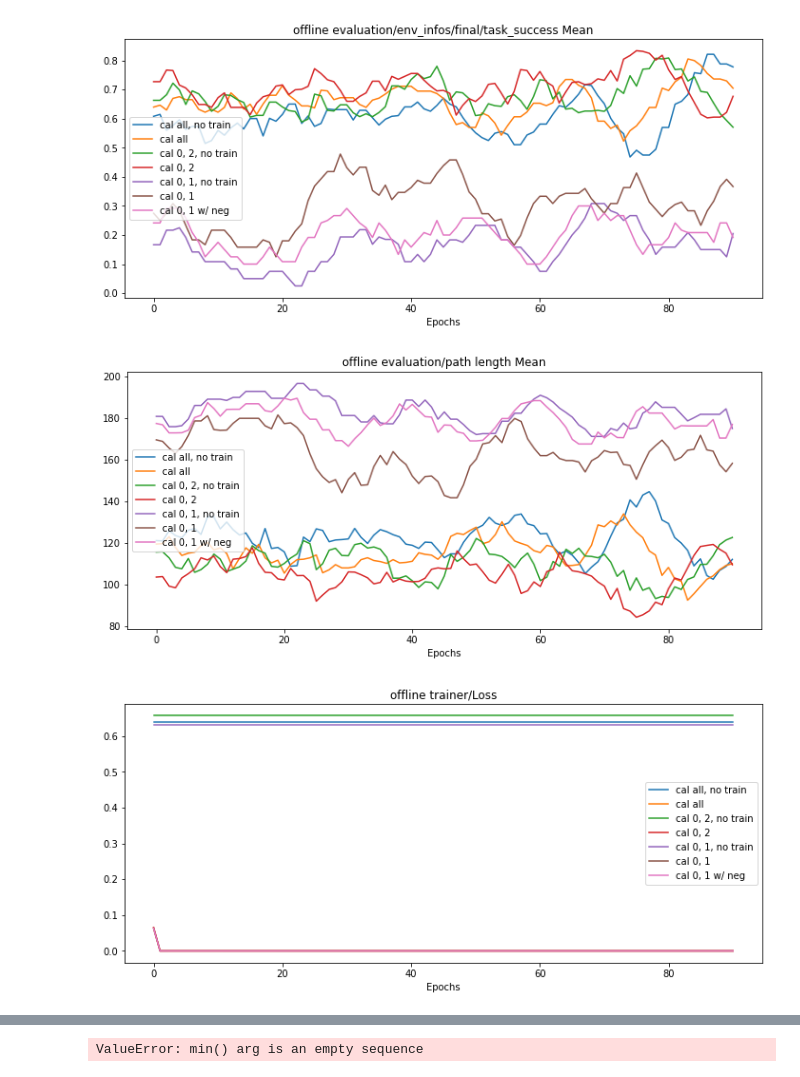
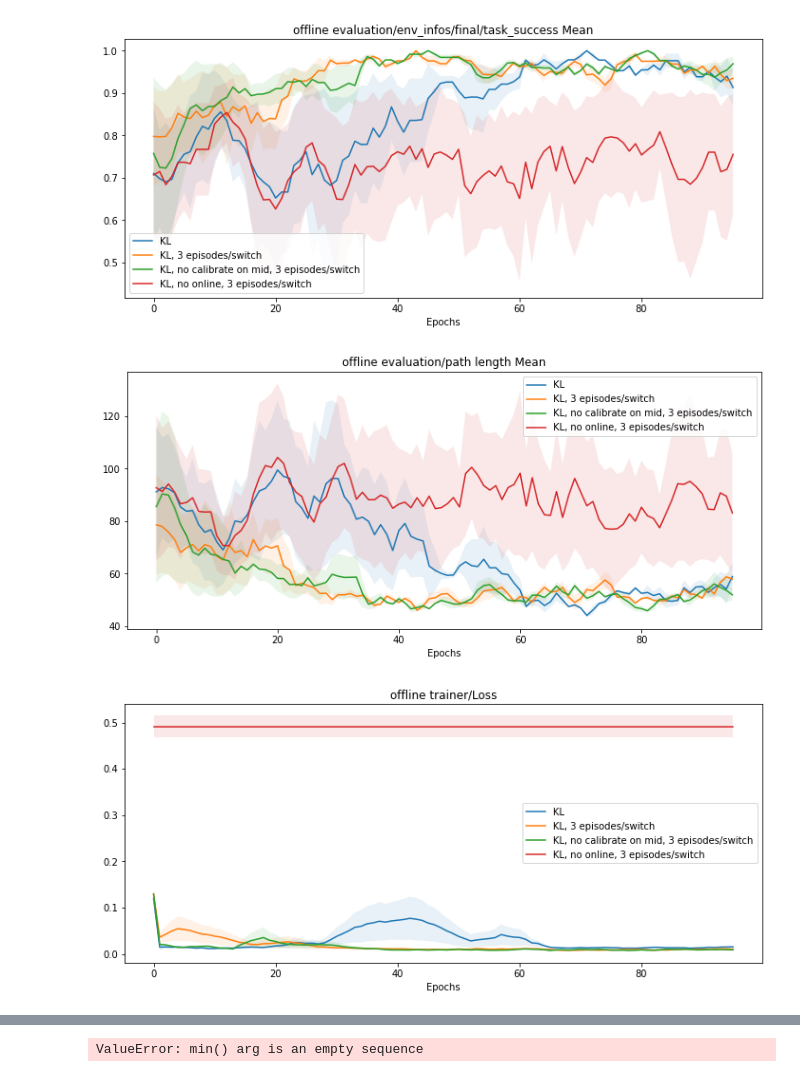
Before and after one commit to 00schen/CursorControl, a Jupyter notebook: image/plots.ipynb, the cells around one changed output, grey strips where cells are left out. Cells and saved outputs as stored; diff of their text form; code cells hidden in the pictures.

```diff
--- a/image/plots.ipynb
+++ b/image/plots.ipynb
@@ -83,7 +83,7 @@ metrics = ['evaluation/env_infos/final/task_success Mean',
    'evaluation/path length Mean', 'trainer/Loss', 'exploration/env_infos/final/task_success Mean'
   ]
 # %%
-tests = ['a-test']
+tests = ['a-test', 'pretrain']
 
 paths = sum([[(os.path.join(path,run),test) for run in os.listdir(path)]
              for path,test in [(os.path.join(os.path.abspath(''),'logs',test,),test) for test in tests]],[])
@@ -126,8 +126,17 @@ i10 = [10], 'Pretrain no encoder'
 i11 = [11], 'Fine-tuning no encoder'
 i12 = [12], 'Fine-tuning w/ encoder'
 
-index_sets = [i9, i10, i12, i11, i5]
-window = 10
+i13 = [13], 'Pretrain w/ state conditioned encoder'
+i14 = [14], 'i13 continue'
+i15 = [15], 'Pretrain w/ constant encoder'
+i16 = [16], 'Pretrain w/ constant encoder 2x'
+i17 = [17], 'Pretrain w/ constant encoder ln 2 offset'
+i18 = [18], 'i16 continue'
+i19 = [19], 'Pretrain w/ constant encoder -2'
+i20 = [20], 'i17 continue'
+
+index_sets = [i20]#[i10, i15, i18, i19, i20]
+window = 2
 plot(dfs)
 # %% [output]
 ValueError: min() arg is an empty sequence
@@ -137,29 +146,62 @@ ValueError: min() arg is an empty sequence
 # %%
 tests = ['calibrate']
 
 paths = sum([[(os.path.join(path,run),test) for run in os.listdir(path)]
              for path,test in [(os.path.join(os.path.abspath(''),'logs',test,),test) for test in tests]],[])
 
 paths = sorted(paths, key=lambda x: x[0])
 
 dfs = Reader().read(paths, name='progress.csv')
 for df in dfs:
     df.columns = df.columns.get_level_values(0)
 
 # dense pretrain no encoder w/o neg
 i0 = [0], 'cal all, no train'
 i1 = [1], 'cal all'
 i2 = [2], 'cal 0, 2, no train'
 i3 = [3], 'cal 0, 2'
 i4 = [4], 'cal 0, 1, no train'
 i5 = [5], 'cal 0, 1'
 i6 = [6], 'cal 0, 1 w/ neg'
 
+# per step
+i7 = [7], 'cal all, encoder kl'
+i8 = [8], 'cal all'
 
-index_sets = [i0, i1, i2, i3, i4, i5, i6]
-window = 10
+# dense pretrain encoder relabel 1 traj per
+i9 = [9], 'cal all, encoder'
+
+# dense pretrain encoder relabel 3 traj per
+i10 = [10, 14, 15], 'KL regression'#'cal all, encoder kl'
+i11 = [11, 12, 13], 'Latent regression'#'cal all, encoder'
+
+# dense pretrain encoder relabel
+# 3 traj per offset
+i12 = [16, 17, 18], 'Latent, 3 episodes/switch'
+i13 = [19, 20, 21], 'KL, 3 episodes/switch'
+
+i14 = [22, 23, 24], 'KL, no calibrate on mid, 3 episodes/switch'
+i15 = [25, 26], 'Latent, no calibrate on mid, 3 episodes/switch'
+
+i22 = [39, 40], 'KL, no online, 3 episodes/switch'
+
+
+# dense pretrain encoder relabel
+# 1 traj per offset
+i16 = [27, 28], 'KL'
+i17 = [29, 30], 'Latent'
+
+i18 = [31, 32], 'KL, no calibrate on mid, no online'
+i19 = [33, 34], 'Latent, no calibrate on mid, no online'
+
+i20 = [35, 36], 'KL, no calibrate on mid'
+i21 = [37, 38], 'KL, no online'
+
+
+index_sets = [i16, i13, i14, i22]#[i16, i18, i19, i20, i21]
+window = 5
 plot(dfs)
 # %% [output]
-[figure, old version]
+[figure, new version]
-[figure, old version]
+[figure, new version]
-[figure, old version]
+[figure, new version]
```
Also changed, not shown: parts of 2 cells of this notebook, 15 other files.
